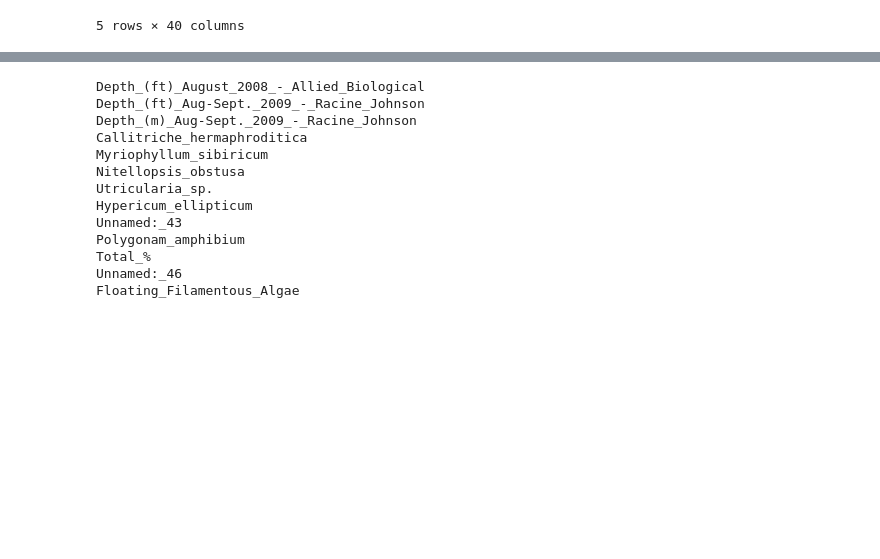
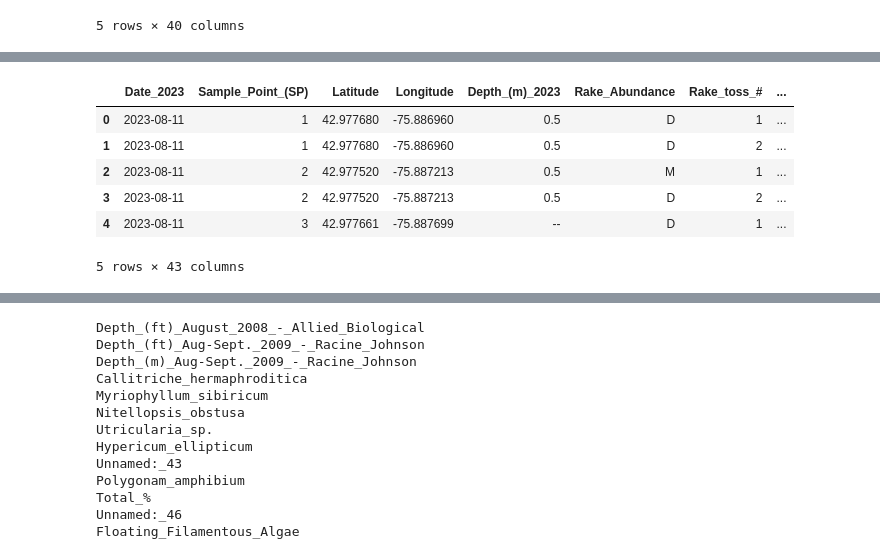
Before and after one commit to kgilbert78/rake-toss-data-cleaning, a Jupyter notebook: tableA.ipynb, the cells around one changed output, grey strips where cells are left out. Saved outputs shown, nothing was run; the diff lists cells and outputs as text; code cells hidden in the pictures; blank space fills up the shorter version.

```diff
--- a/tableA.ipynb
+++ b/tableA.ipynb
@@ -1299,0 +1319,15 @@ df2022.head()
+# %%
+df2023 = pd.read_excel("input/rakeToss2023-AB.xlsx", sheet_name="TableA_PercentSpecies", skiprows=[0])
+
+for col in df2023.columns:
+    df2023.rename(columns={col:col.strip().replace(" ","_")},inplace=True)
+
+df2023.head()
+# %% [output]
+|  | Date_2023 | Sample_Point_(SP) | Latitude | Longitude | Depth_(m)_2023 | Rake_Abundance | Rake_toss_# | ... |
+| 0 | 2023-08-11 | 1 | 42.977680 | -75.886960 | 0.5 | D | 1 | ... |
+| 1 | 2023-08-11 | 1 | 42.977680 | -75.886960 | 0.5 | D | 2 | ... |
+| 2 | 2023-08-11 | 2 | 42.977520 | -75.887213 | 0.5 | M | 1 | ... |
+| 3 | 2023-08-11 | 2 | 42.977520 | -75.887213 | 0.5 | D | 2 | ... |
+| 4 | 2023-08-11 | 3 | 42.977661 | -75.887699 | -- | D | 1 | ... |
+5 rows × 43 columns
```
Also changed, not shown: parts of 6 cells of this notebook, 3 other files.
